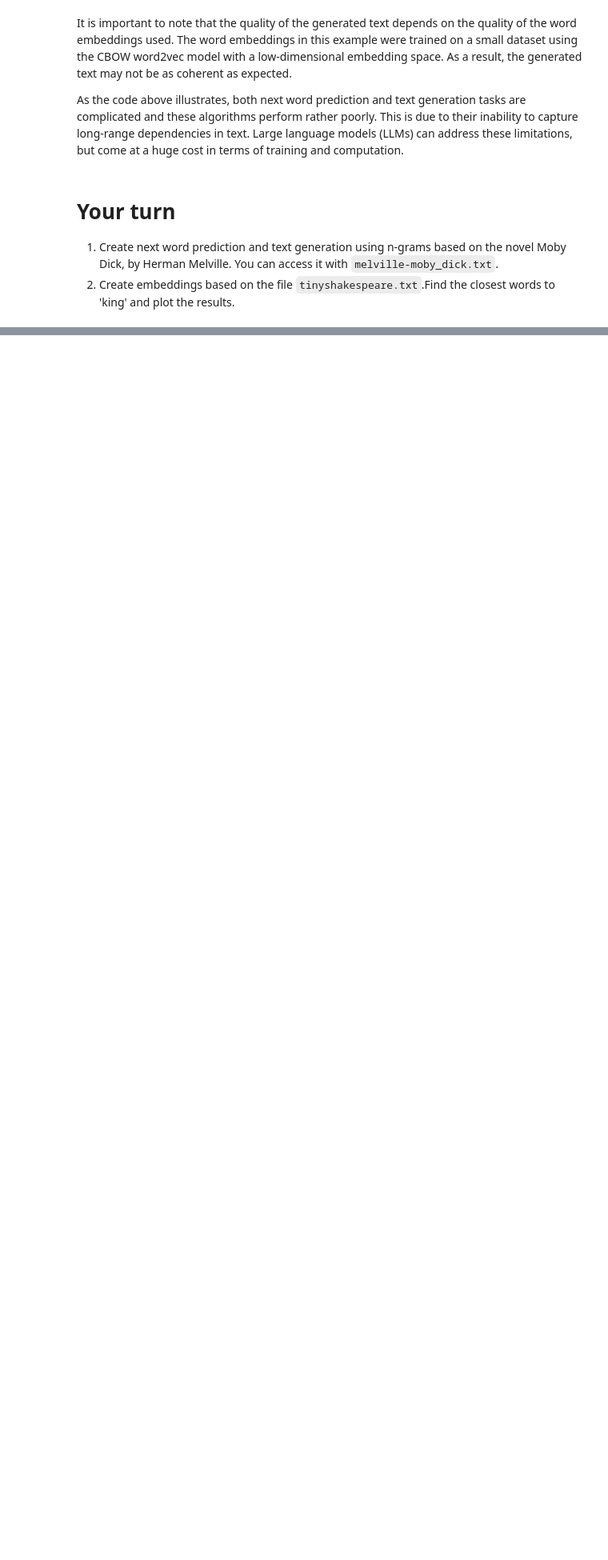
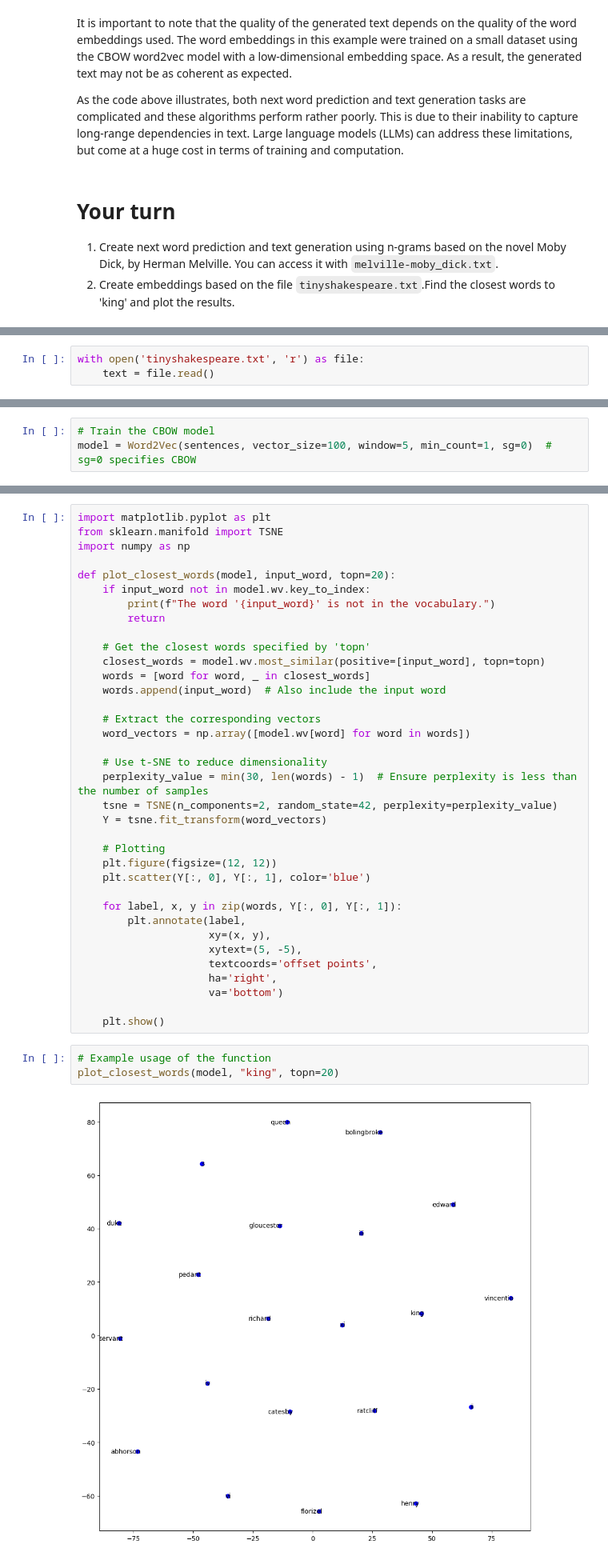
Before and after one commit to ChiaoYunTing/Text-Analytics, a Jupyter notebook: Lecture_6.ipynb, the cells around one changed output, grey strips where cells are left out. Shown: that part at 80% size. Drawn from its saved outputs; the diff is of its cells as text; blank space fills up the shorter version.

```diff
--- a/Lecture_6.ipynb
+++ b/Lecture_6.ipynb
@@ -467,0 +683,3 @@ As the code above illustrates, both next word prediction and text generation tas
+# %%
+with open('tinyshakespeare.txt', 'r') as file:
+    text = file.read()
@@ -467,0 +703,3 @@ As the code above illustrates, both next word prediction and text generation tas
+# %%
+# Train the CBOW model
+model = Word2Vec(sentences, vector_size=100, window=5, min_count=1, sg=0)  # sg=0 specifies CBOW
@@ -467,0 +728,41 @@ As the code above illustrates, both next word prediction and text generation tas
+# %%
+import matplotlib.pyplot as plt
+from sklearn.manifold import TSNE
+import numpy as np
+
+def plot_closest_words(model, input_word, topn=20):
+    if input_word not in model.wv.key_to_index:
+        print(f"The word '{input_word}' is not in the vocabulary.")
+        return
+
+    # Get the closest words specified by 'topn'
+    closest_words = model.wv.most_similar(positive=[input_word], topn=topn)
+    words = [word for word, _ in closest_words]
+    words.append(input_word)  # Also include the input word
+
+    # Extract the corresponding vectors
+    word_vectors = np.array([model.wv[word] for word in words])
+
+    # Use t-SNE to reduce dimensionality
+    perplexity_value = min(30, len(words) - 1)  # Ensure perplexity is less than the number of samples
+    tsne = TSNE(n_components=2, random_state=42, perplexity=perplexity_value)
+    Y = tsne.fit_transform(word_vectors)
+
+    # Plotting
+    plt.figure(figsize=(12, 12))
+    plt.scatter(Y[:, 0], Y[:, 1], color='blue')
+
+    for label, x, y in zip(words, Y[:, 0], Y[:, 1]):
+        plt.annotate(label,
+                     xy=(x, y),
+                     xytext=(5, -5),
+                     textcoords='offset points',
+                     ha='right',
+                     va='bottom')
+
+    plt.show()
+# %%
+# Example usage of the function
+plot_closest_words(model, "king", topn=20)
+# %% [output]
+[figure, added]
```
Also changed, not shown: parts of 34 cells of this notebook.
